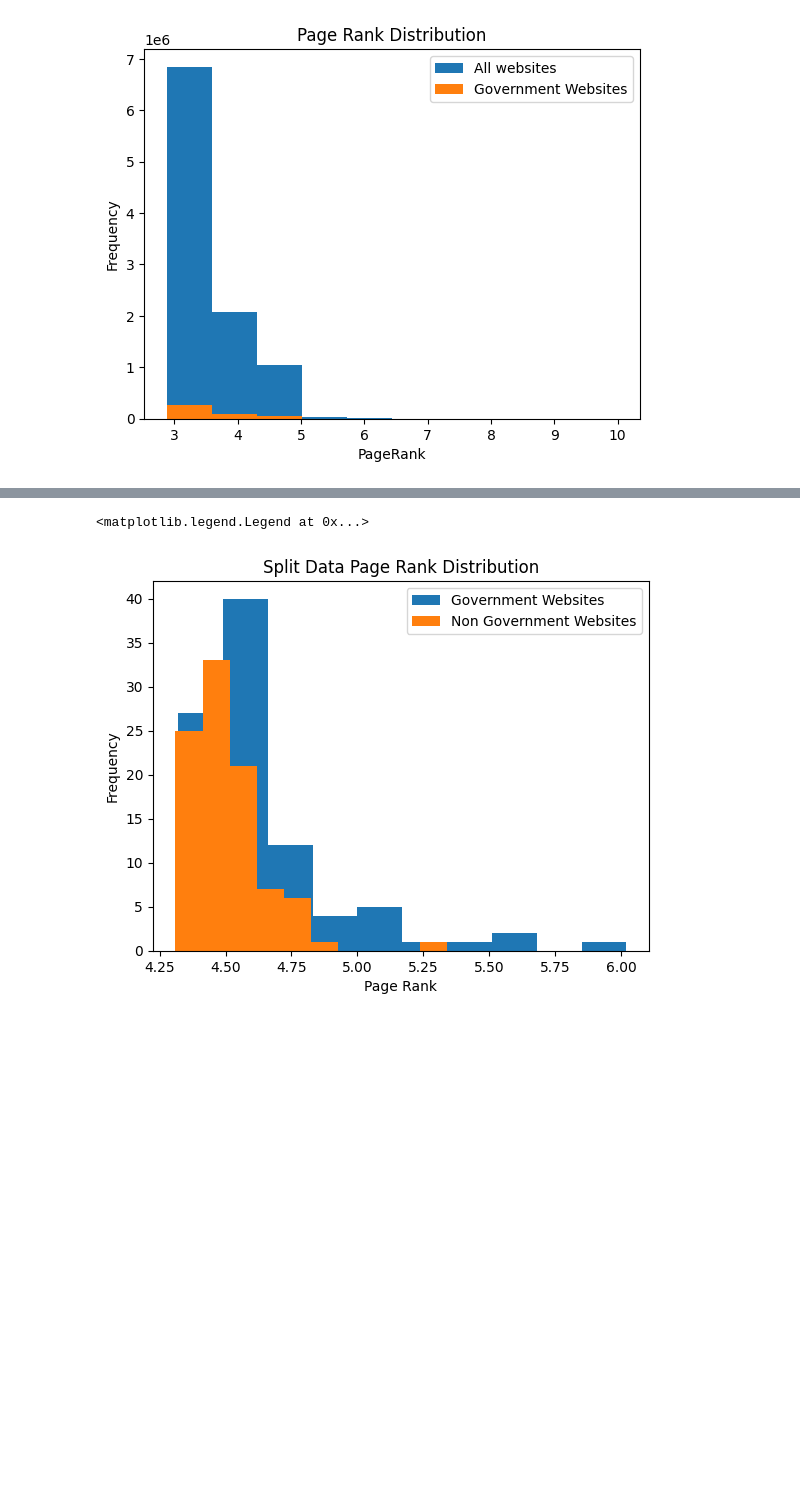
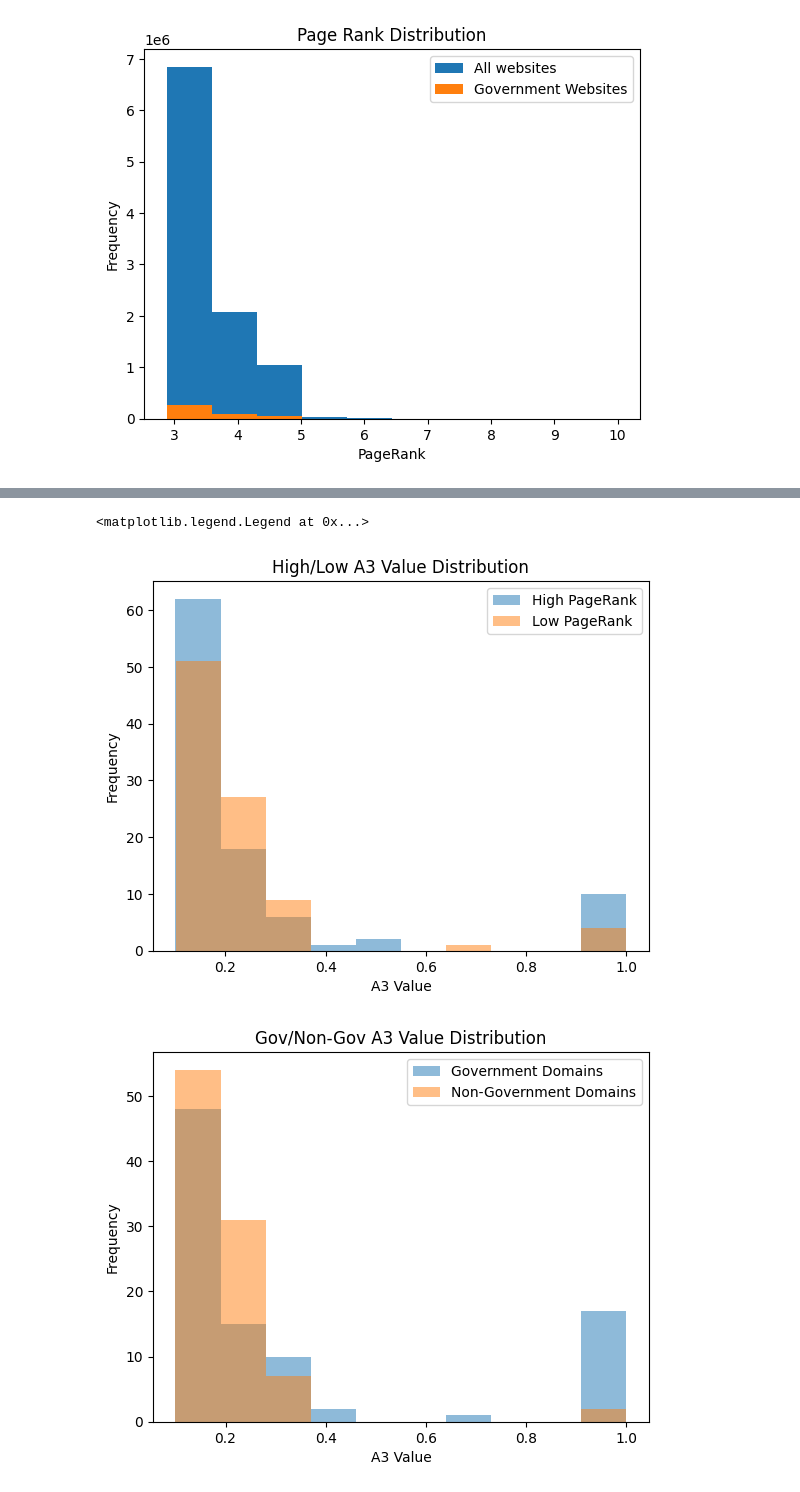
Before and after one commit to Litolo/Web-accessibility-evaluation, a Jupyter notebook: generate_information.ipynb, the cells around one changed output, grey strips where cells are left out. Saved outputs shown, nothing was run; the diff lists cells and outputs as text; code cells hidden in the pictures; blank space fills up the shorter version.

```diff
--- a/generate_information.ipynb
+++ b/generate_information.ipynb
@@ -37,14 +37,24 @@ print(f"Amount in each sample: \ngovernment: {len(gov_df)}\nnon-government: {len
 
 # NULL hypo, there is no difference between accessibility between high popularity and low popularity
 print(f"Mean A3 value of high PageRank: {mean(high_df['A3 Value'])} \nMean A3 value of low PageRank: {mean(low_df['A3 Value'])}")
+print(f"STD A3 value of high PageRank: {std(high_df['A3 Value'])} \nSTD A3 value of low PageRank: {std(low_df['A3 Value'])}")
 print(ttest_ind(high_df['A3 Value'], low_df['A3 Value']))
 # Cannot REJECT since p>0.05
 # means there is no statistical evidence to conclude that high popularity are more accessible.
 # Essentially this says that this result may have happened due to random chance
+fig1 = plt.figure("Figure 1")
+ax = high_df['A3 Value'].plot.hist(alpha=0.5, label = "High PageRank")
+ax = low_df['A3 Value'].plot.hist(alpha=0.5, label = "Low PageRank")
+ax.set_title("High/Low A3 Value Distribution")
+ax.set_xlabel("A3 Value")
+ax.set_ylabel("Frequency")
+ax.legend()
 
 # NULL hypo, there is no difference between accessibility between gov/non-gov
 print(f"Mean PageRank of government: {mean(gov_df['PageRank'])} \nMean PageRank of non government: {mean(non_gov_df['PageRank'])}")
+print(f"STD PageRank of government: {std(gov_df['PageRank'])} \nSTD PageRank of non government: {std(non_gov_df['PageRank'])}")
 print(f"Mean A3 value of government: {mean(gov_df['A3 Value'])} \nMean A3 value of non government: {mean(non_gov_df['A3 Value'])}")
+print(f"STD A3 value of government: {std(gov_df['A3 Value'])} \nSTD A3 value of non government: {std(non_gov_df['A3 Value'])}")
 print(ttest_ind(gov_df['A3 Value'], non_gov_df['A3 Value']))
 # REJECT p<0.05 so there is a statistical difference
 # Hypo 1 = gov is higher than non gov
@@ -58,14 +68,23 @@ print(ttest_ind(gov_df['PageRank'], non_gov_df['PageRank']))
 # H1 PageRanks for gov are higher (more popular)
 print(ttest_ind(gov_df['PageRank'], non_gov_df['PageRank'], alternative = 'greater'))
 # ACCEPT, PageRanks for gov are higher. Due to previous results this SHOULD NOT make a statistical difference
-ax = gov_df['PageRank'].plot.hist(label = "Government Websites")
-non_gov_df['PageRank'].plot.hist(label = "Non Government Websites")
-
-ax.set_title("Split Data Page Rank Distribution")
-ax.set_xlabel("Page Rank")
+fig1 = plt.figure("Figure 2")
+ax = gov_df['A3 Value'].plot.hist(alpha=0.5, label = "Government Domains")
+ax = non_gov_df['A3 Value'].plot.hist(alpha=0.5, label = "Non-Government Domains")
+ax.set_title("Gov/Non-Gov A3 Value Distribution")
+ax.set_xlabel("A3 Value")
 ax.set_ylabel("Frequency")
 ax.legend()
 
+# fig1 = plt.figure("Figure 3")
+# ax = gov_df['PageRank'].plot.hist(bins = 10, alpha=0.5, label = "Government Websites")
+# ax = non_gov_df['PageRank'].plot.hist(bins = 10, alpha=0.5, label = "Non Government Websites")
+
+# ax.set_title("Gov/Non-Gov Page Rank Distribution")
+# ax.set_xlabel("Page Rank")
+# ax.set_ylabel("Frequency")
+# ax.legend()
+
 # Something seems fishy. Sampling and perhaps error in A3 value calculation is throwing off results
 # explore in discussion
 # %% [output]
@@ -85,6 +104,7 @@ Mean A3 value of non government: 0.20179729350731263
 TtestResult(statistic=3.790505729903285, pvalue=0.0002033163520633786, df=185.0)
 TtestResult(statistic=3.790505729903285, pvalue=0.0001016581760316893, df=185.0)
 TtestResult(statistic=3.989615770215116, pvalue=9.52663539756633e-05, df=185.0)
 TtestResult(statistic=3.989615770215116, pvalue=4.763317698783165e-05, df=185.0)
 <matplotlib.legend.Legend at 0x...>
-[figure, old version]
+[figure, new version]
+[figure, added]
```
Also changed, not shown: parts of 2 cells of this notebook.
